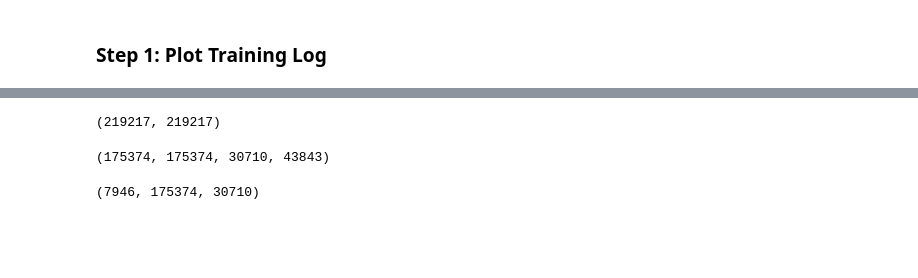
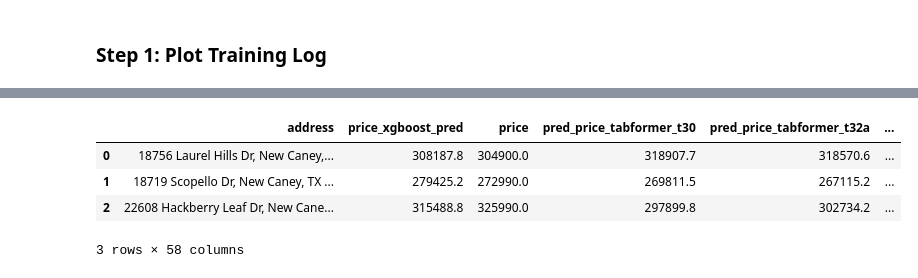
Before and after one commit to HoustonJ2013/property_price_multi_modality, a Jupyter notebook: notebooks/result_analysis.ipynb, the cells around one changed output, grey strips where cells are left out. Saved outputs shown, nothing was run; the diff lists cells and outputs as text; code cells hidden in the pictures; blank space fills up the shorter version.

```diff
--- a/notebooks/result_analysis.ipynb
+++ b/notebooks/result_analysis.ipynb
@@ -96,6 +88,0 @@ for i in range(n_test):
-# %%
-train_df = df[df["address"].apply(lambda x: x not in val_address)]
-val_df = df[df["address"].apply(lambda x: x in val_address)]
-len(train_df) + len(val_df), len(df)
-# %% [output]
-(219217, 219217)
@@ -106,10 +88,0 @@ val_df["address_key"] = val_df["address"].apply(lambda x: process_address(x))
-# %%
-train_df["address_key"].nunique(), len(train_df), val_df["address_key"].nunique(), len(val_df)
-# %% [output]
-(175374, 175374, 30710, 43843)
-# %%
-train_set = set(train_df["address_key"].unique())
-val_set = set(val_df["address_key"].unique())
-len(train_set.intersection(val_set)), len(train_set), len(val_set)
-# %% [output]
-(7946, 175374, 30710)
@@ -123,0 +89,11 @@ from multiprocessing import Pool
+# %%
+raw_df = pd.read_pickle("../data/property_structured_12162024.pkl").reset_index(drop=True)
+# %%
+join_df = xgb_df.join(raw_df.set_index("address_key").drop(["address", 'price'], axis=1), on="address", how="left")
+join_df.head(3)
+# %% [output]
+|  | address | price_xgboost_pred | price | pred_price_tabformer_t30 | pred_price_tabformer_t32a | ... |
+| 0 | 18756 Laurel Hills Dr, New Caney,... | 308187.8 | 304900.0 | 318907.7 | 318570.6 | ... |
+| 1 | 18719 Scopello Dr, New Caney, TX ... | 279425.2 | 272990.0 | 269811.5 | 267115.2 | ... |
+| 2 | 22608 Hackberry Leaf Dr, New Cane... | 315488.8 | 325990.0 | 297899.8 | 302734.2 | ... |
+3 rows × 58 columns
```
Also changed, not shown: parts of 15 cells of this notebook, 14 other files.
